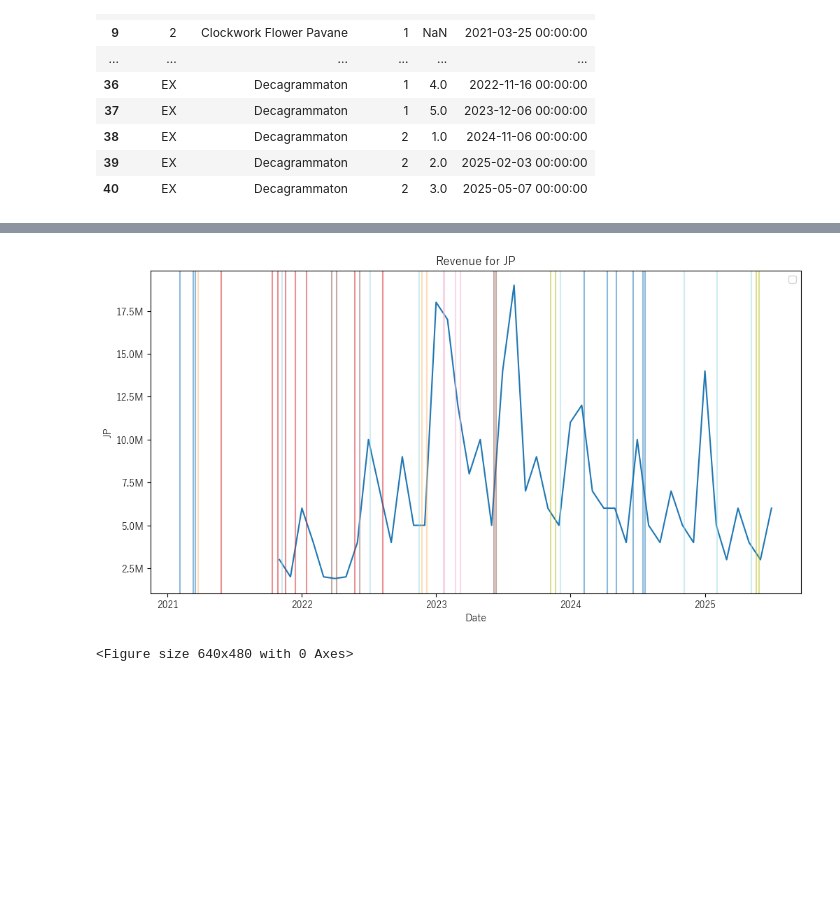
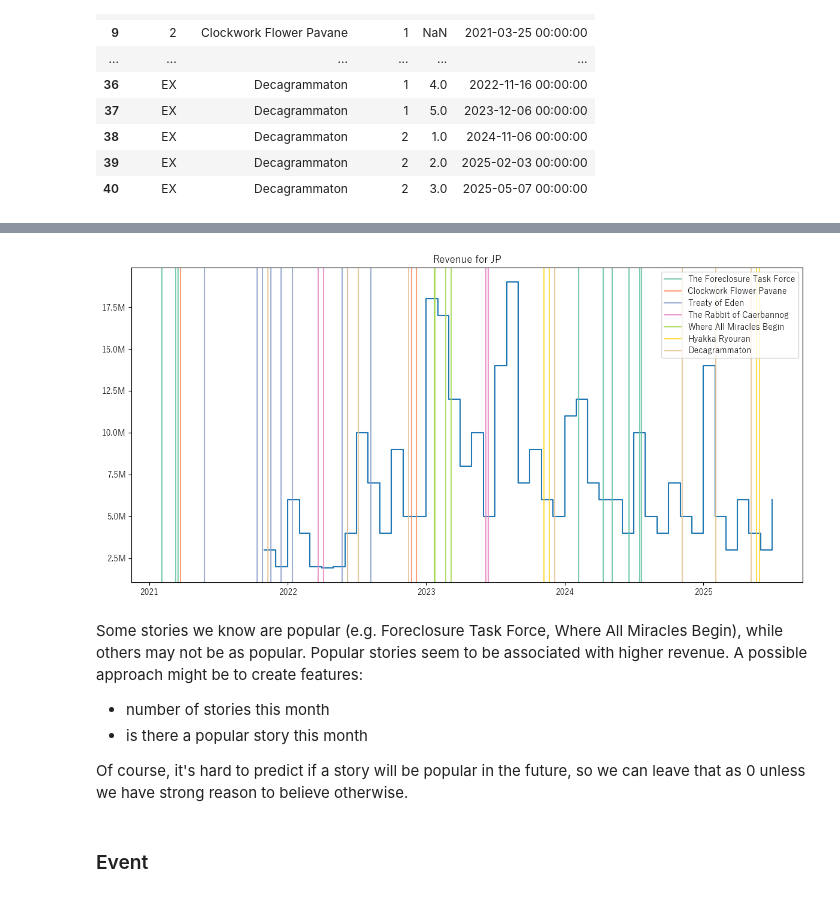
Before and after one commit to willowisp01/blue-archive-forecasting, a Jupyter notebook: analysis.ipynb, the cells around one changed output, grey strips where cells are left out. Drawn from its saved outputs; the diff is of its cells as text; code cells hidden in the pictures; blank space fills up the shorter version.

Commit message:
Add event effect

```diff
--- a/analysis.ipynb
+++ b/analysis.ipynb
@@ -181,7 +181,7 @@ def plot_revenue_monthly(df: pd.DataFrame, region: str = 'JP'):
     plt.show()
 
 def plot_revenue_yearly(df: pd.DataFrame, region: str = 'JP', events_df: pd.DataFrame = None, step: bool = False,
-                        custom_plotter=None, label: bool = False, has_legend: bool = False):
+                        custom_plotter=None, label: bool = False, legend: bool = False):
     '''
     Plot the yearly revenue time series.
 
@@ -206,7 +206,7 @@ def plot_revenue_yearly(df: pd.DataFrame, region: str = 'JP', events_df: pd.Data
     label: bool
         Whether to label the events with the custom plotter (default is False)
 
-    has_legend: bool
+    legend: bool
         Whether to show the legend (default is False)
     '''
 
@@ -240,7 +240,7 @@ def plot_revenue_yearly(df: pd.DataFrame, region: str = 'JP', events_df: pd.Data
     if custom_plotter:
         custom_plotter(ax, events_df, label)
 
-    if has_legend:
+    if legend:
         plt.legend()
 
     # Adjust layout
@@ -408,6 +407,6 @@ story_jp
 import matplotlib.cm as cm
 import numpy as np
 
-colors = cm.tab20(np.linspace(0, 1, len(story_jp['Full Name'].unique()))) # one color for one story
+colors = sns.color_palette("Set2", len(story_jp['Full Name'].unique()))
 color_dict = dict(zip(story_jp['Full Name'].unique(), colors))
-color_dict
+# color_dict
@@ -439,21 +430,31 @@ def story_plotter(ax: matplotlib.axes.Axes, event_df: pd.DataFrame, label: bool
     for _, row in event_df.iterrows():
         release_date = pd.to_datetime(row['Release Date'])
         story_name = row['Full Name']
+
         if story_name not in labelled_stories:
-            ax.text(
-                release_date, # x position
-                ax.get_ylim()[1]*0.95,   # y_position (top of the plot)
-                story_name,
-                fontsize=9,
-                verticalalignment='top'
-            )
+
+            if label:
+                ax.text(
+                    release_date, # x position
+                    ax.get_ylim()[1]*0.95,   # y_position (top of the plot)
+                    story_name,
+                    fontsize=9,
+                    verticalalignment='top'
+                )
+
+            ax.axvline(release_date, color=color_dict[story_name], alpha=0.85, label=story_name)
             labelled_stories.add(story_name)
-        ax.axvline(release_date, color=color_dict[story_name], alpha=0.5)
-
-    plt.legend()
-    plt.show()
+        else:
+            ax.axvline(release_date, color=color_dict[story_name], alpha=0.85)
 # %%
-plot_revenue_yearly(revenue, events_df=story_jp, custom_plotter=story_plotter)
+plot_revenue_yearly(revenue, events_df=story_jp, step=True, custom_plotter=story_plotter, label=False, legend=True)
 # %% [output]
-[figure, old version]
+[figure, new version]
-<Figure size 640x480 with 0 Axes>
+# %% [markdown]
+Some stories we know are popular (e.g. Foreclosure Task Force, Where All Miracles Begin), while others may not be as popular. Popular stories seem to be associated with higher revenue. A possible approach might be to create features:
+- number of stories this month
+- is there a popular story this month
+
+Of course, it's hard to predict if a story will be popular in the future, so we can leave that as 0 unless we have strong reason to believe otherwise.
+# %% [markdown]
+### Event
```
Also changed, not shown: parts of 11 cells of this notebook.
